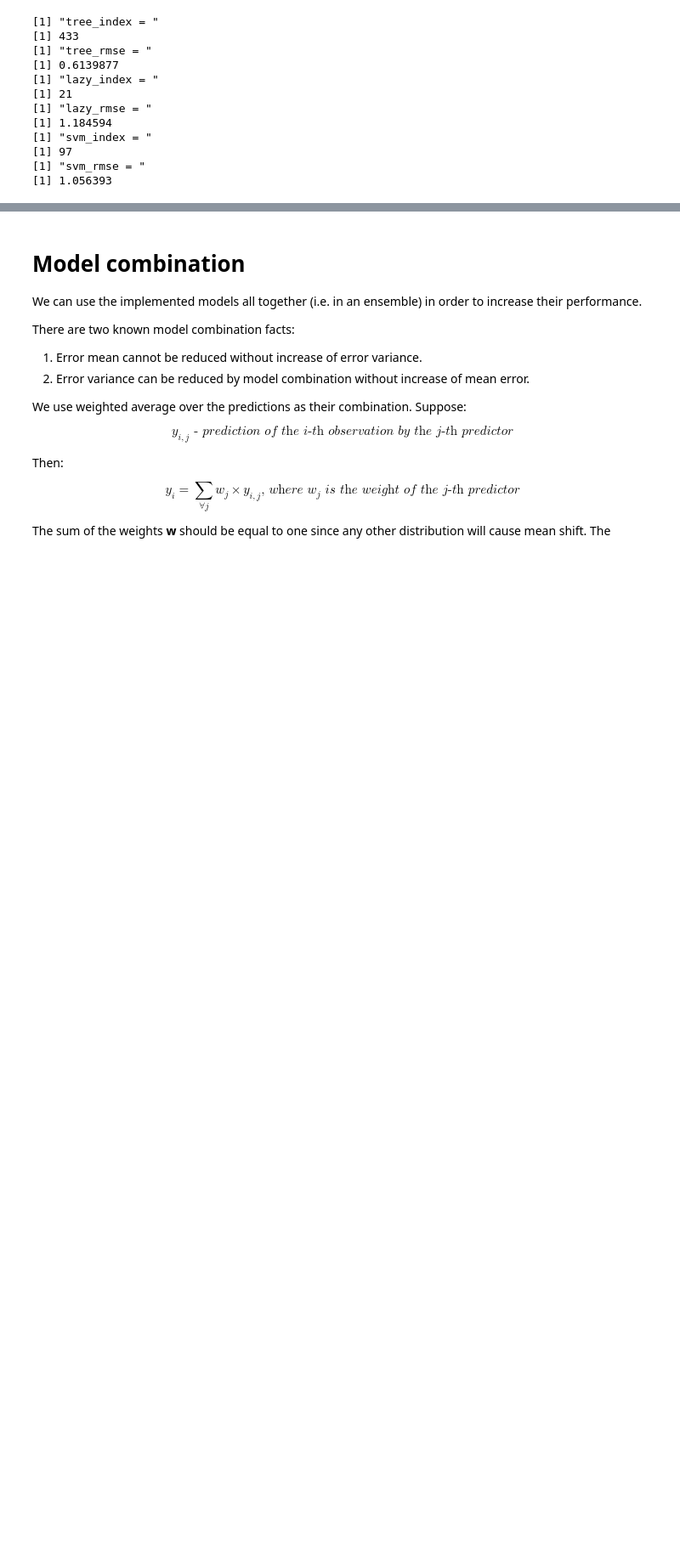
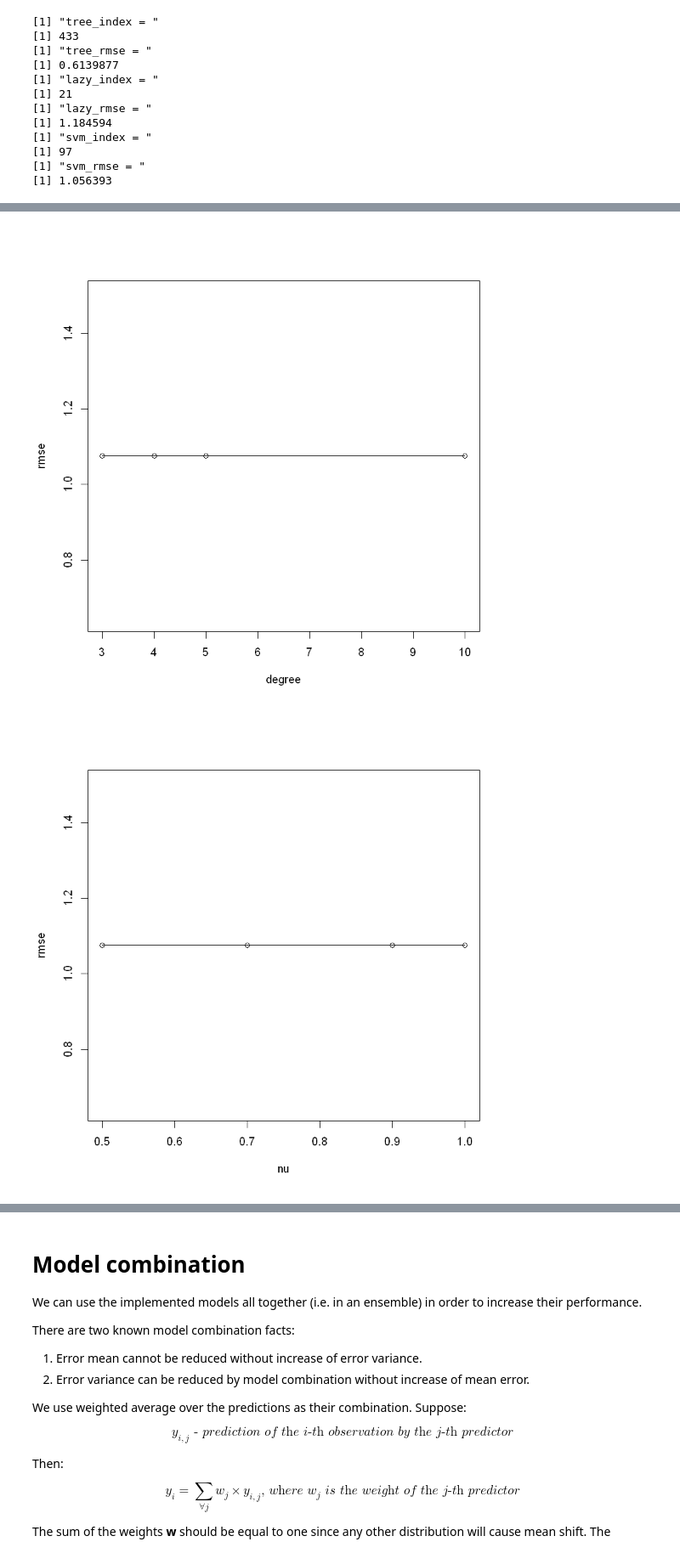
Before and after one commit to ElderMayday/kaggle, a Jupyter notebook: report/report.ipynb, the cells around one changed output, grey strips where cells are left out. Shown at 85% size. Cells and saved outputs as stored; diff of their text form; code cells hidden in the pictures; blank space fills up the shorter version.

```diff
--- a/report/report.ipynb
+++ b/report/report.ipynb
@@ -300,0 +329,19 @@ for Ridge Regression.
+# %%
+group = aggregate(result_svm[,c('rmse')], list(result_svm$degree), mean)  #no impact
+plot(group[,1],group[,2], xlab="degree", ylab="rmse")
+lines(group[,1],group[,2])
+
+group = aggregate(result_svm[,c('rmse')], list(result_svm$nu), mean)  #no impact
+plot(group[,1],group[,2], xlab="nu", ylab="rmse")
+lines(group[,1],group[,2])
+
+group = aggregate(result_svm[,c('rmse')], list(result_svm$tolerance), mean)   #0.001
+plot(group[,1],group[,2], xlab="tolerance", ylab="rmse")
+lines(group[,1],group[,2])
+
+group = aggregate(result_svm[,c('rmse')], list(result_svm$epsilon), mean)  #0.1
+plot(group[,1],group[,2], xlab="epsilon", ylab="rmse")
+lines(group[,1],group[,2])
+# %% [output]
+[figure, added]
+[figure, added]
```
Also changed, not shown: parts of 8 cells of this notebook.
